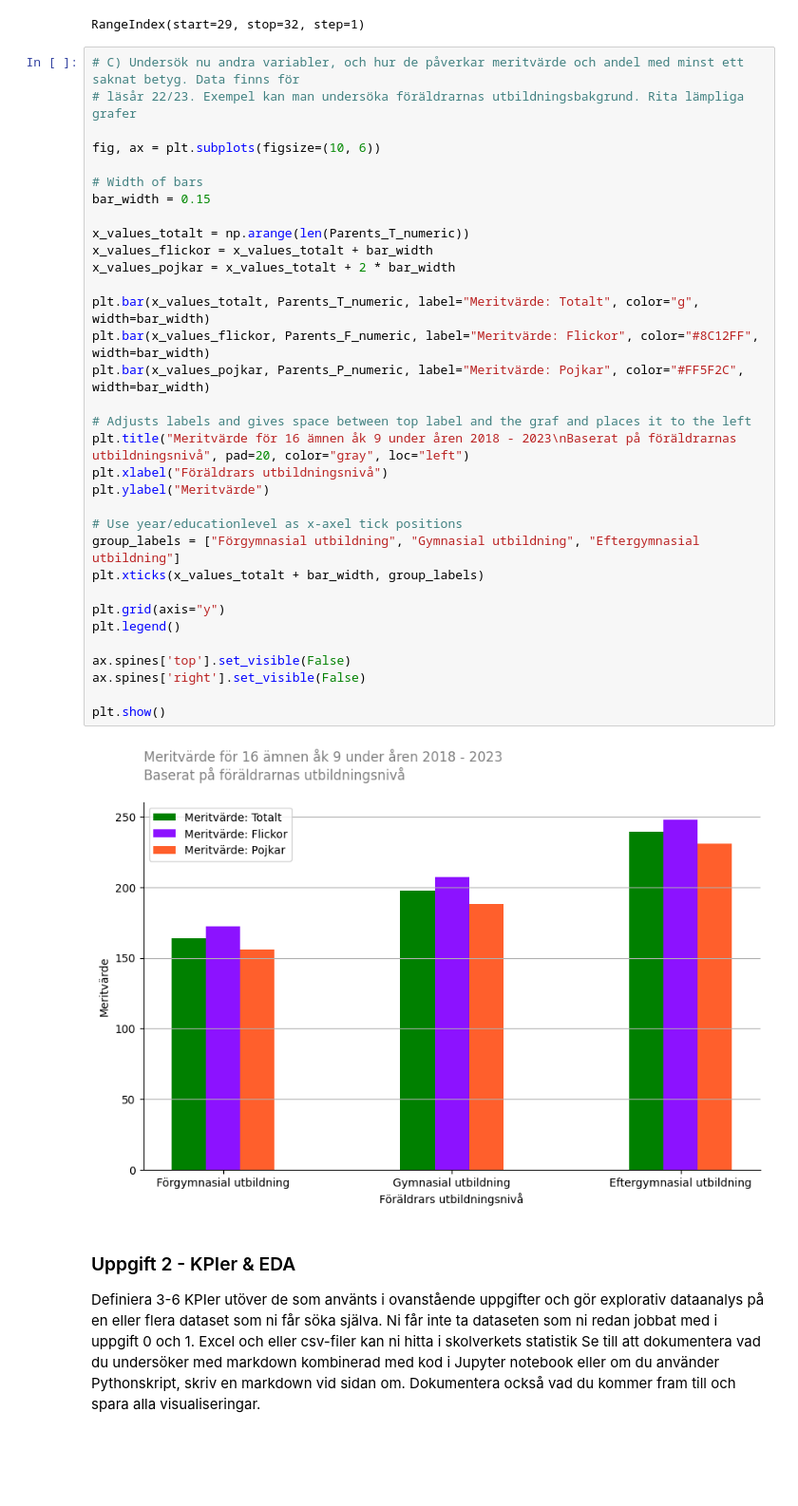
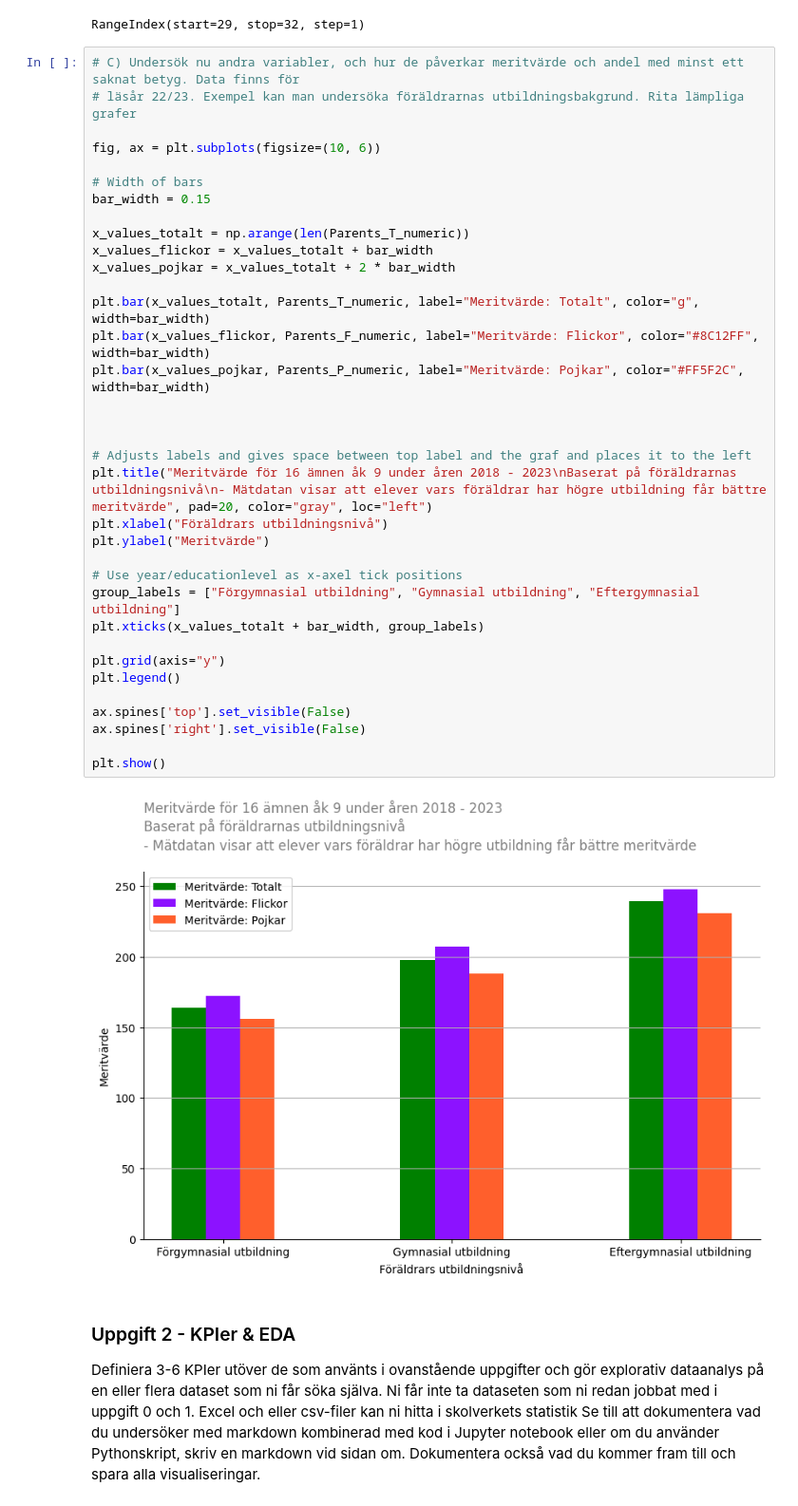
Before and after one commit to SandraAnder/Python-Sandra-Andersson-OPA23, a Jupyter notebook: Labb2/Laboration2_.ipynb, the cells around one changed output. Shown at 95% size. Cells and saved outputs as stored; diff of their text form; blank space fills up the shorter version.

```diff
--- a/Labb2/Laboration2_.ipynb
+++ b/Labb2/Laboration2_.ipynb
@@ -484,35 +487,37 @@ RangeIndex(start=29, stop=32, step=1)
 
 fig, ax = plt.subplots(figsize=(10, 6))
 
 # Width of bars
 bar_width = 0.15
 
 x_values_totalt = np.arange(len(Parents_T_numeric))
 x_values_flickor = x_values_totalt + bar_width
 x_values_pojkar = x_values_totalt + 2 * bar_width
 
 plt.bar(x_values_totalt, Parents_T_numeric, label="Meritvärde: Totalt", color="g", width=bar_width)
 plt.bar(x_values_flickor, Parents_F_numeric, label="Meritvärde: Flickor", color="#8C12FF", width=bar_width)
 plt.bar(x_values_pojkar, Parents_P_numeric, label="Meritvärde: Pojkar", color="#FF5F2C", width=bar_width)
 
+
+
 # Adjusts labels and gives space between top label and the graf and places it to the left
-plt.title("Meritvärde för 16 ämnen åk 9 under åren 2018 - 2023\nBaserat på föräldrarnas utbildningsnivå", pad=20, color="gray", loc="left")
+plt.title("Meritvärde för 16 ämnen åk 9 under åren 2018 - 2023\nBaserat på föräldrarnas utbildningsnivå\n- Mätdatan visar att elever vars föräldrar har högre utbildning får bättre meritvärde", pad=20, color="gray", loc="left")
 plt.xlabel("Föräldrars utbildningsnivå")
 plt.ylabel("Meritvärde")
 
 # Use year/educationlevel as x-axel tick positions
 group_labels = ["Förgymnasial utbildning", "Gymnasial utbildning", "Eftergymnasial utbildning"]
 plt.xticks(x_values_totalt + bar_width, group_labels)
 
 plt.grid(axis="y")
 plt.legend()
 
 ax.spines['top'].set_visible(False)
 ax.spines['right'].set_visible(False)
 
 plt.show()
 # %% [output]
-[figure, old version]
+[figure, new version]
 # %% [markdown]
 ### Uppgift 2 - KPIer & EDA
 Definiera 3-6 KPIer utöver de som använts i ovanstående uppgifter och gör explorativ dataanalys på en eller flera
```
Also changed, not shown: parts of 10 cells of this notebook.
